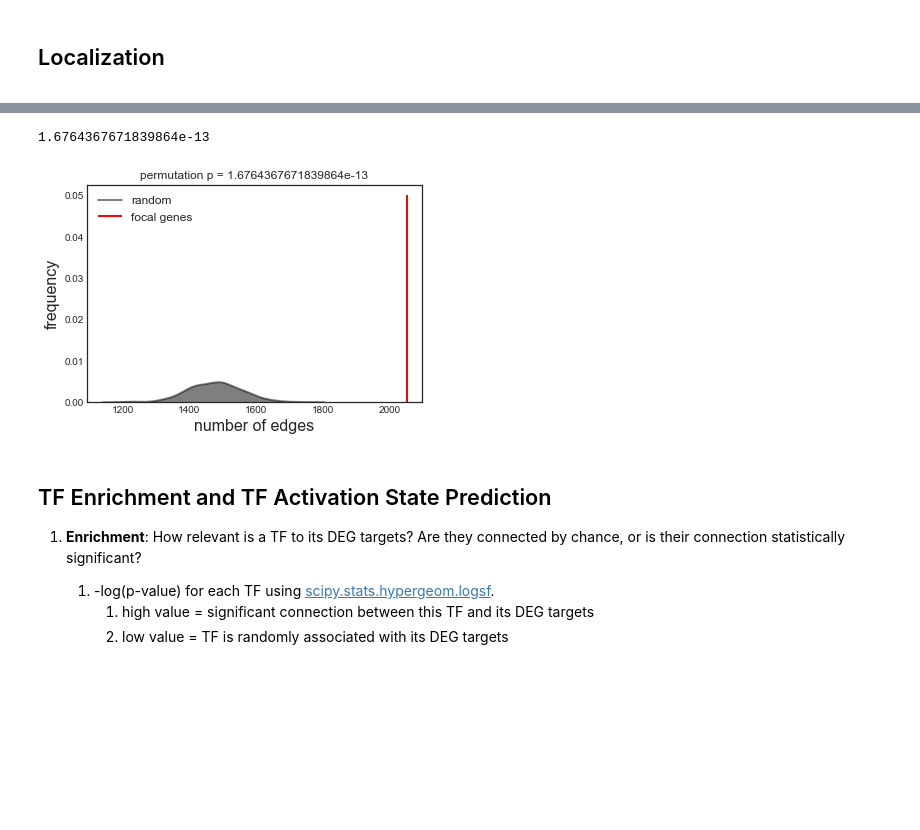
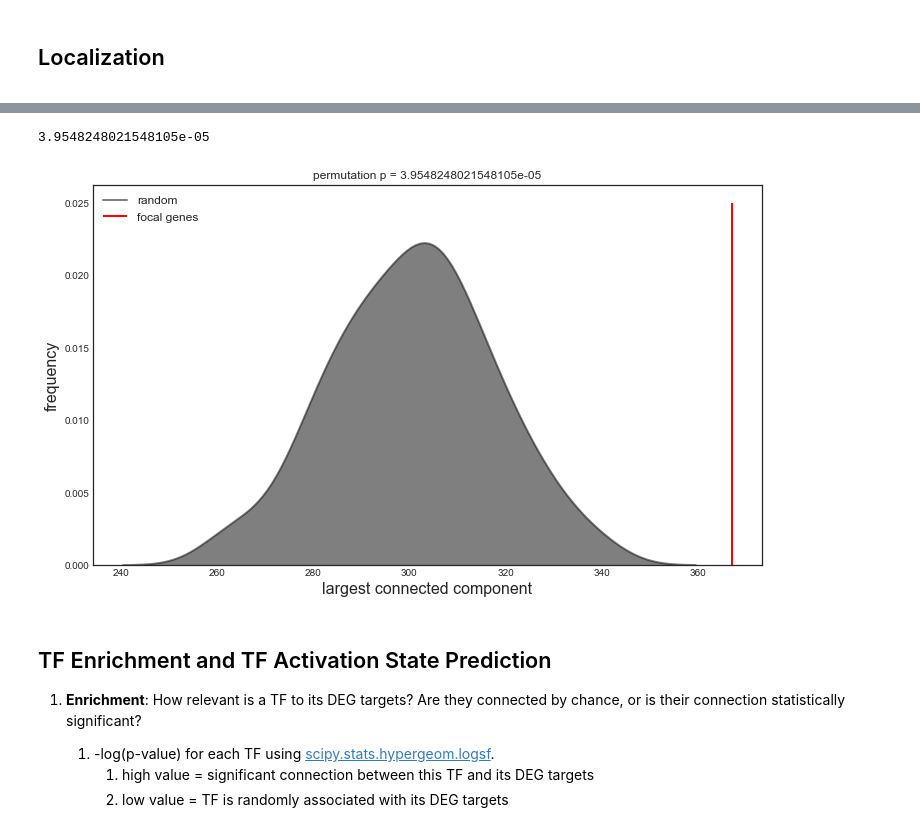
Before and after one commit to ucsd-ccbb/network_bio_toolkit, a Jupyter notebook: notebooks/ura_notebooks/URA_Arthritis.ipynb, the cells around one changed output, grey strips where cells are left out. Cells and saved outputs as stored; diff of their text form; code cells hidden in the pictures; blank space fills up the shorter version.

```diff
--- a/notebooks/ura_notebooks/URA_Arthritis.ipynb
+++ b/notebooks/ura_notebooks/URA_Arthritis.ipynb
@@ -113,13 +114,13 @@ numedges_list, numedges_rand, LCC_list, LCC_rand = ura.localization(num_reps = 2
 # %%
 # test out plotting parameters with a smaller num_reps first.
 numedges_list, numedges_rand, LCC_list, LCC_rand = ura.localization_full(num_reps = 200,
-                                                                          method = 'numedges',
+                                                                          method = 'LCC',
                                                                           label = 'focal genes',
-                                                                          line_height = 0.05,
+                                                                          line_height = 0.025,
                                                                           legend_loc = 'upper left')
 # %% [output]
-1.6764367671839864e-13
+3.9548248021548105e-05
-[figure, old version]
+[figure, new version]
 # %% [markdown]
 ## TF Enrichment and TF Activation State Prediction
 <a id='pz'></a>
```
Also changed, not shown: parts of 4 cells of this notebook, 16 other files.
